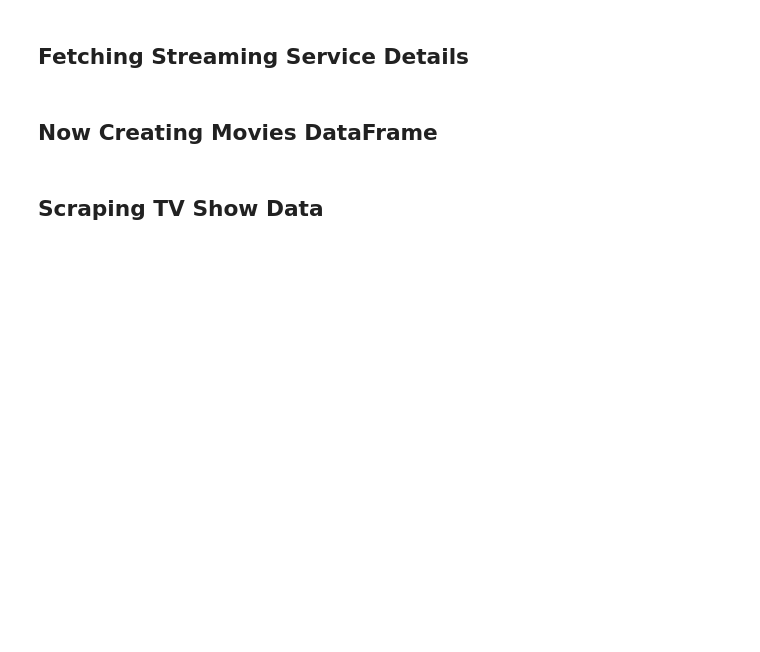
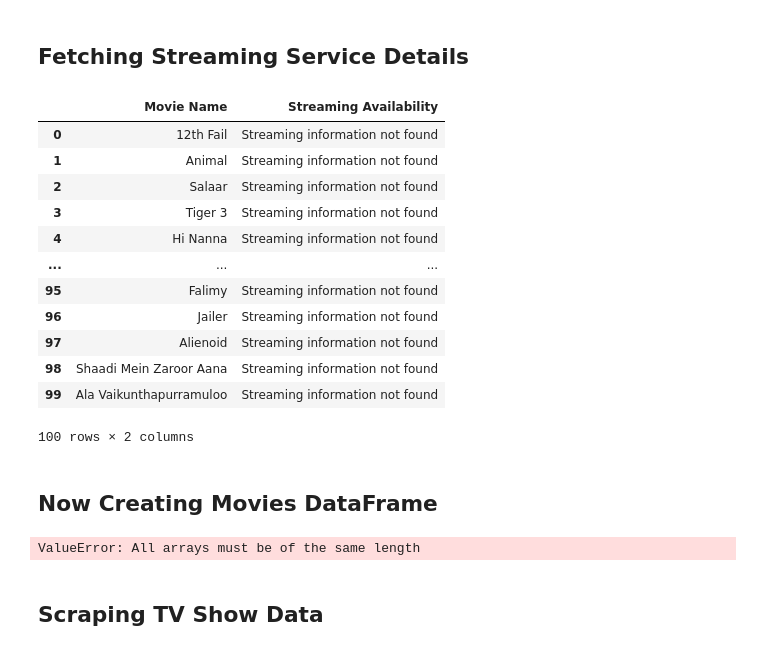
Before and after one commit to Amrit007-droid/Web-Scraping, a Jupyter notebook: Numerical_Programming_in_Python_Web_Scraping.ipynb, the cells around one changed output. Cells and saved outputs as stored; diff of their text form; code cells hidden in the pictures; blank space fills up the shorter version.

```diff
--- a/Numerical_Programming_in_Python_Web_Scraping.ipynb
+++ b/Numerical_Programming_in_Python_Web_Scraping.ipynb
@@ -573,2 +612,25 @@ movies_dataframe
+# %%
+# Create a DataFrame from the lists
+movies_dataframe = pd.DataFrame({
+    'Movie Name': movie_names,
+    'Streaming Availability': streaming_availability
+})
+
+# Display the DataFrame
+movies_dataframe
+# %% [output]
+|  | Movie Name | Streaming Availability |
+| 0 | 12th Fail | Streaming information not found |
+| 1 | Animal | Streaming information not found |
+| 2 | Salaar | Streaming information not found |
+| 3 | Tiger 3 | Streaming information not found |
+| 4 | Hi Nanna | Streaming information not found |
+| ... | ... | ... |
+| 95 | Falimy | Streaming information not found |
+| 96 | Jailer | Streaming information not found |
+| 97 | Alienoid | Streaming information not found |
+| 98 | Shaadi Mein Zaroor Aana | Streaming information not found |
+| 99 | Ala Vaikunthapurramuloo | Streaming information not found |
+100 rows × 2 columns
 # %% [markdown]
 ## **Now Creating Movies DataFrame**
@@ -577,3 +637,22 @@ movies_dataframe
+# %%
+# Write Your Code here
+# Create a dictionary with the data
+data = {
+    'movie_titles': movie_titles,
+    'movie_urls': movie_urls_list,
+    'movies_release_years': release_years_list,
+    'movies_genres': genres_list,
+    'movies_runtimes': runtimes_list,
+    'movies_age_ratings': age_ratings_list,
+    'movies_imdb_ratings': imdb_ratings_list,
+    'movies_streaming_availability': streaming_availability,
+
+}
+
+# Create a DataFrame from the dictionary
+movies_dataframe = pd.DataFrame(data)
+# %% [output]
+ValueError: All arrays must be of the same length
 # %% [markdown]
 ## **Scraping TV  Show Data**
 # %%
```
Also changed, not shown: parts of 3 cells of this notebook.
